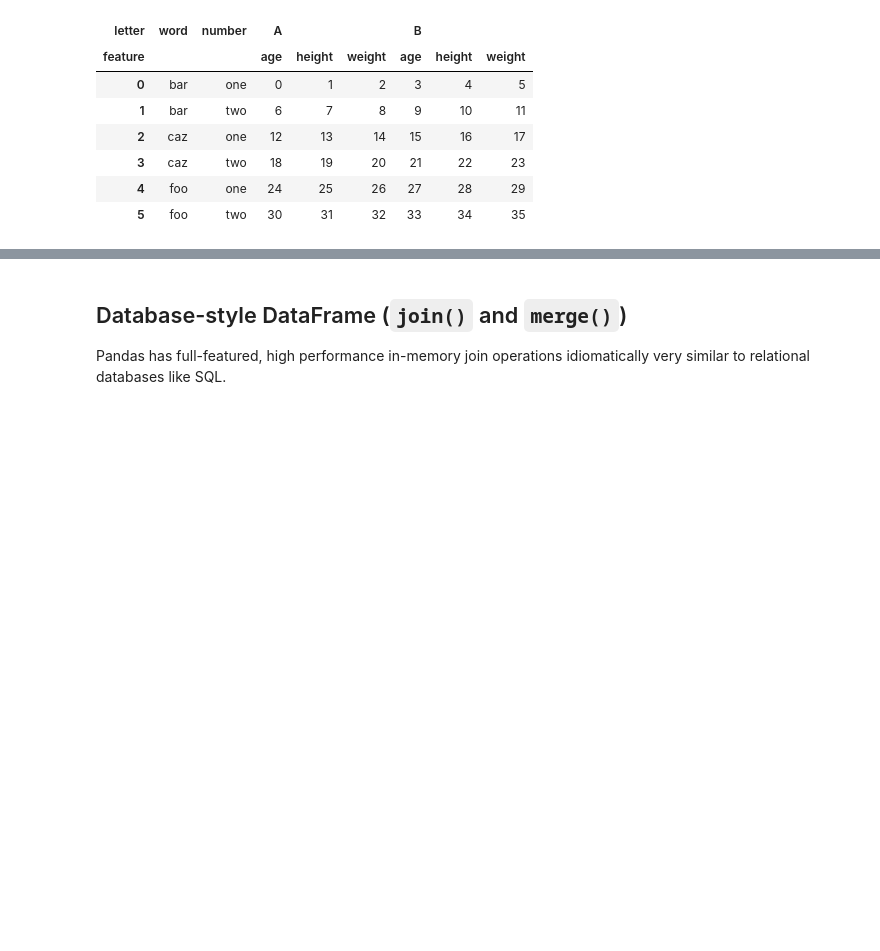
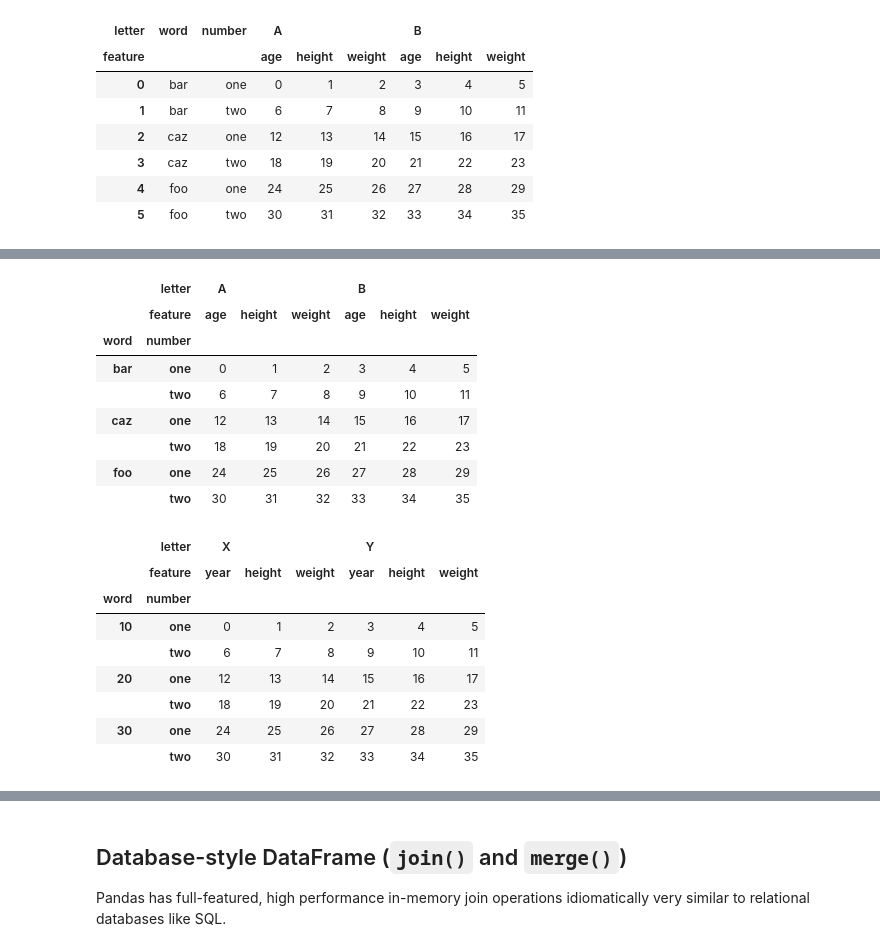
Before and after one commit to ZosoV/pandas_review, a Jupyter notebook: 003_multi_index.ipynb, the cells around one changed output, grey strips where cells are left out. Cells and saved outputs as stored; diff of their text form; code cells hidden in the pictures; blank space fills up the shorter version.

```diff
--- a/003_multi_index.ipynb
+++ b/003_multi_index.ipynb
@@ -885,0 +971,17 @@ df.reindex(new_index)
+# %%
+index = pd.MultiIndex.from_product(
+    [["bar", "caz","foo"], ["one", "two"]],
+    names=["word", "number"]
+)
+
+columns = pd.MultiIndex.from_product(
+    [["A","B"], ["age","height","weight"]],
+    names=["letter", "feature"]
+)
+
+df = pd.DataFrame(
+    data = np.arange(36).reshape(6,6) ,
+    index=index,
+    columns=columns
+)
+df
@@ -885,0 +998,27 @@ df.reindex(new_index)
+# %%
+# 1. renaming index and column labels
+# NOTE: you only need to specify the label, the level doesn't matter
+result = df.rename(
+    columns={"A": "X", "B":"Y", "age": "year"},
+    index={"bar": 10, "caz": 20, "foo": 30}
+)
+display_side_by_side(df, result)
+# %% [output]
+|  | letter | A |  |  | B |  |  |
+|  | feature | age | height | weight | age | height | weight |
+| word | number |  |  |  |  |  |  |
+| bar | one | 0 | 1 | 2 | 3 | 4 | 5 |
+|  | two | 6 | 7 | 8 | 9 | 10 | 11 |
+| caz | one | 12 | 13 | 14 | 15 | 16 | 17 |
+|  | two | 18 | 19 | 20 | 21 | 22 | 23 |
+| foo | one | 24 | 25 | 26 | 27 | 28 | 29 |
+|  | two | 30 | 31 | 32 | 33 | 34 | 35 |
+|  | letter | X |  |  | Y |  |  |
+|  | feature | year | height | weight | year | height | weight |
+| word | number |  |  |  |  |  |  |
+| 10 | one | 0 | 1 | 2 | 3 | 4 | 5 |
+|  | two | 6 | 7 | 8 | 9 | 10 | 11 |
+| 20 | one | 12 | 13 | 14 | 15 | 16 | 17 |
+|  | two | 18 | 19 | 20 | 21 | 22 | 23 |
+| 30 | one | 24 | 25 | 26 | 27 | 28 | 29 |
+|  | two | 30 | 31 | 32 | 33 | 34 | 35 |
```
Also changed, not shown: parts of 44 cells of this notebook, 1 other file.
